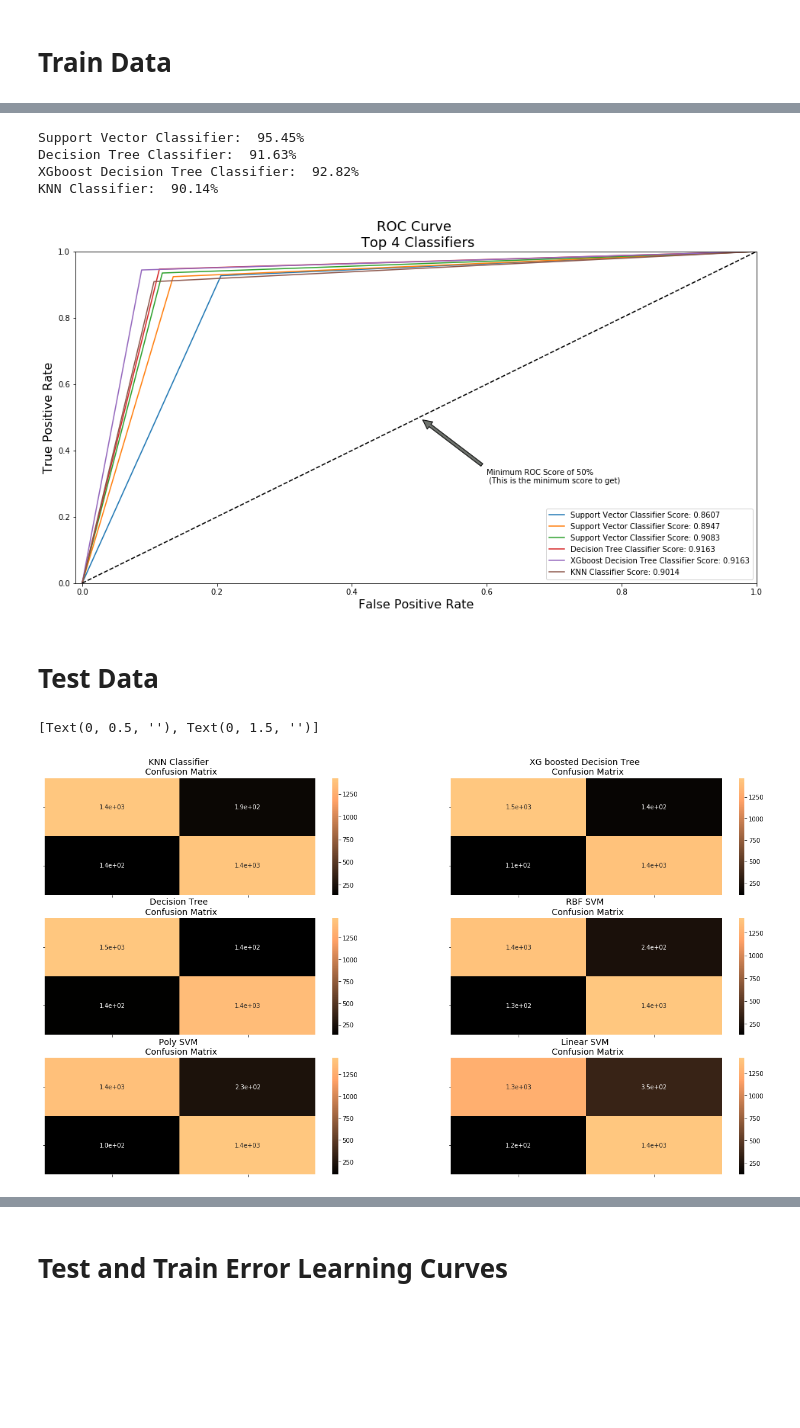
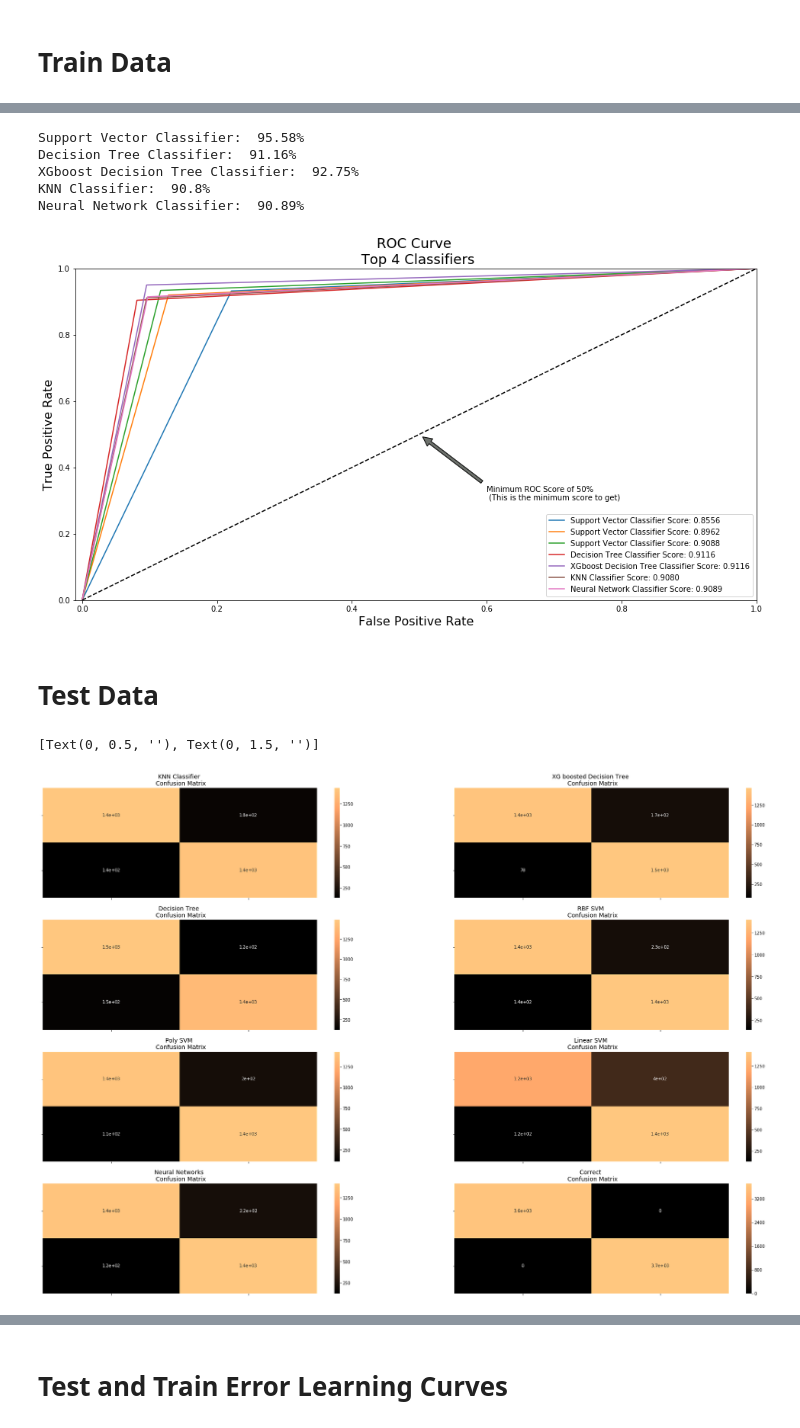
Before and after one commit to lakshaymalhotra123/Facebook-Comment-Volume, a Jupyter notebook: Facebook Assignment 2.ipynb, the cells around one changed output, grey strips where cells are left out. Cells and saved outputs as stored; diff of their text form; code cells hidden in the pictures; blank space fills up the shorter version.

```diff
--- a/Facebook Assignment 2.ipynb
+++ b/Facebook Assignment 2.ipynb
@@ -937,2 +964,0 @@ model.compile(loss= 'sparse_categorical_crossentropy',optimizer='adam',metrics =
-# %%
-model.fit(X_test,y_test,batch_size=32,epochs=20,validation_split = 0.3,callbacks=[tensorboard])
@@ -957,0 +968,24 @@ Epoch 20/20
+# %%
+# Defining model for Neural Networks
+for dense_layers in dense_layers:
+    for layer_size in layer_sizes:
+        Name = 'FCV Train - Dense{}--nodes--dense{}'.format(dense_layers,layer_size,int(time.time()))
+        tensorboard = TensorBoard(log_dir = 'logs/{}'.format(Name))
+        model = Sequential()
+
+        #Input Layer
+        model.add(Dense(name= 'Input_layer',units=X.shape[1],input_shape=(X.shape[1],),activation = "relu"))
+
+        #Dense Layers
+        model.add(Dense(name= 'Dense_layer-1',units = layer_sizes[layer_size][0], activation="relu"))
+        for l in range(dense_layers-1):
+            model.add(Dense(name= 'Dense_layer-{}'.format(l+2),units = layer_sizes[layer_size][l+1], activation="relu"))
+
+        #Output Layer
+        model.add(Dense(name= 'Output_layer',units = 2, activation="sigmoid"))
+
+        Name = 'FCV Train - Dense{}--nodes--dense{}'.format(dense_layers,layer_sizes[layer_size],int(time.time()))
+        tensorboard = TensorBoard(log_dir = 'logs/{}'.format(Name))
+
+        model.compile(loss= 'sparse_categorical_crossentropy',optimizer='adam',metrics = ['accuracy'])
+        model.fit(X_test,y_test,batch_size=128,epochs=20,validation_split = 0.3,callbacks=[tensorboard])
@@ -957,0 +1018,7 @@ Epoch 20/20
+# %%
+# Confusion Matrix for Decision Tree
+NN_pred_test = model.predict_classes(X_test,batch_size=200, verbose=0)
+NN_cm_test = confusion_matrix(y_test,NN_pred_test)
+NN_Conf_matrix_test = pd.DataFrame(NN_cm_test,index = ['Predicted Fraud','Predicted No Fraud'],\
+                             columns = ['Actual Fraud','Actual No Fraud'])
+NN_Conf_matrix_test
@@ -1046,11 +1128,13 @@ print('Support Vector Classifier: ', round(roc_auc_score(y, svc_pred) * 100, 2).
 print('Decision Tree Classifier: ', round(roc_auc_score(y, tree_pred)* 100, 2).astype(str) + '%')
 print('XGboost Decision Tree Classifier: ', round(roc_auc_score(y, XGboost_tree_pred)* 100, 2).astype(str) + '%')
 print('KNN Classifier: ', round(roc_auc_score(y, Knn_pred)* 100, 2).astype(str) + '%')
+print('Neural Network Classifier: ', round(roc_auc_score(y, NN_pred)* 100, 2).astype(str) + '%')
 # %% [output]
-Support Vector Classifier:  95.45%
-Decision Tree Classifier:  91.63%
-XGboost Decision Tree Classifier:  92.82%
-KNN Classifier:  90.14%
+Support Vector Classifier:  95.58%
+Decision Tree Classifier:  91.16%
+XGboost Decision Tree Classifier:  92.75%
+KNN Classifier:  90.8%
+Neural Network Classifier:  90.89%
 # %%
 # Plotting ROC Curve
 XGboost_tree_fpr, XGboost_tree_tpr, XGboost_tree_threshold = roc_curve(y, XGboost_tree_pred)
@@ -1059,16 +1143,17 @@ Knn_fpr, Knn_tpr, Knn_threshold = roc_curve(y, Knn_pred)
 l_svc_fpr, l_svc_tpr, l_svc_threshold = roc_curve(y, linear_pred)
 r_svc_fpr, r_svc_tpr, r_svc_threshold = roc_curve(y, RBF_pred)
 p_svc_fpr, p_svc_tpr, p_svc_threshold = roc_curve(y, Poly_pred)
+NN_fpr, NN_tpr, NN_threshold = roc_curve(y, NN_pred)
 
 graph_roc_curve_multiple(XGboost_tree_fpr, XGboost_tree_tpr, l_svc_fpr, l_svc_tpr,r_svc_fpr, r_svc_tpr,
-                           p_svc_fpr, p_svc_tpr, tree_fpr, tree_tpr,Knn_fpr, Knn_tpr)
+                           p_svc_fpr, p_svc_tpr, tree_fpr, tree_tpr,Knn_fpr, Knn_tpr,NN_fpr, NN_tpr)
 plt.show()
 # %% [output]
-[figure, old version]
+[figure, new version]
 # %% [markdown]
 # Test Data
 # %%
-fig, ax = plt.subplots(3, 2,figsize=(22,12))
+fig, ax = plt.subplots(4, 2,figsize=(32,22))
 
 
 sns.heatmap(Knn_Conf_matrix_test, ax=ax[0][0], annot=True, cmap=plt.cm.copper)
@@ -1077,32 +1162,42 @@ ax[0, 0].set_xticklabels(['', ''], fontsize=14, rotation=90)
 ax[0, 0].set_yticklabels(['', ''], fontsize=14, rotation=360)
 
 sns.heatmap(XGboost_DT_Conf_matrix_test, ax=ax[0][1], annot=True, cmap=plt.cm.copper)
 ax[0, 1].set_title("XG boosted Decision Tree \n Confusion Matrix", fontsize=14)
 ax[0, 1].set_xticklabels(['', ''], fontsize=14, rotation=90)
 ax[0, 1].set_yticklabels(['', ''], fontsize=14, rotation=360)
 
 sns.heatmap(DT_Conf_matrix_test, ax=ax[1][0], annot=True, cmap=plt.cm.copper)
 ax[1, 0].set_title("Decision Tree \n Confusion Matrix", fontsize=14)
 ax[1, 0].set_xticklabels(['', ''], fontsize=14, rotation=90)
 ax[1, 0].set_yticklabels(['', ''], fontsize=14, rotation=360)
 
 
 sns.heatmap(RBF_matrix_test, ax=ax[1][1], annot=True, cmap=plt.cm.copper)
 ax[1, 1].set_title("RBF SVM \n Confusion Matrix", fontsize=14)
 ax[1, 1].set_xticklabels(['', ''], fontsize=14, rotation=90)
 ax[1, 1].set_yticklabels(['', ''], fontsize=14, rotation=360)
 
 sns.heatmap(Poly_matrix_test, ax=ax[2][0], annot=True, cmap=plt.cm.copper)
 ax[2, 0].set_title("Poly SVM \n Confusion Matrix", fontsize=14)
 ax[2, 0].set_xticklabels(['', ''], fontsize=14, rotation=90)
 ax[2, 0].set_yticklabels(['', ''], fontsize=14, rotation=360)
 
 
 sns.heatmap(linear_matrix_test, ax=ax[2][1], annot=True, cmap=plt.cm.copper)
 ax[2, 1].set_title("Linear SVM \n Confusion Matrix", fontsize=14)
 ax[2, 1].set_xticklabels(['', ''], fontsize=14, rotation=90)
 ax[2, 1].set_yticklabels(['', ''], fontsize=14, rotation=360)
+
+sns.heatmap(NN_Conf_matrix_test, ax=ax[3][0], annot=True, cmap=plt.cm.copper)
+ax[3, 0].set_title("Neural Networks \n Confusion Matrix", fontsize=14)
+ax[3, 0].set_xticklabels(['', ''], fontsize=14, rotation=90)
+ax[3, 0].set_yticklabels(['', ''], fontsize=14, rotation=360)
+
+sns.heatmap(confusion_matrix(y,y), ax=ax[3][1], annot=True, cmap=plt.cm.copper)
+ax[3, 1].set_title("Correct \n Confusion Matrix", fontsize=14)
+ax[3, 1].set_xticklabels(['', ''], fontsize=14, rotation=90)
+ax[3, 1].set_yticklabels(['', ''], fontsize=14, rotation=360)
 # %% [output]
 [Text(0, 0.5, ''), Text(0, 1.5, '')]
-[figure, old version]
+[figure, new version]
 # %%
```
Also changed, not shown: parts of 64 cells of this notebook.
